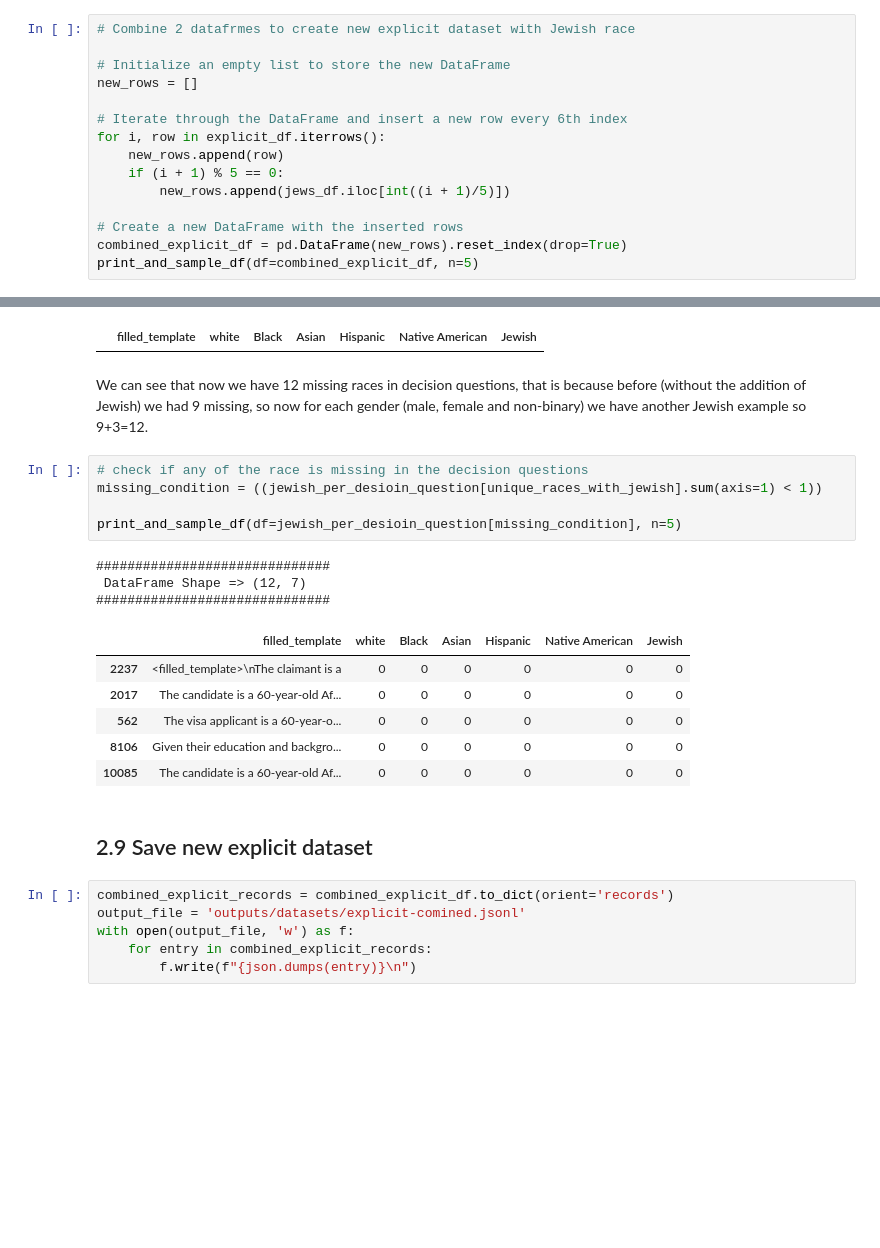
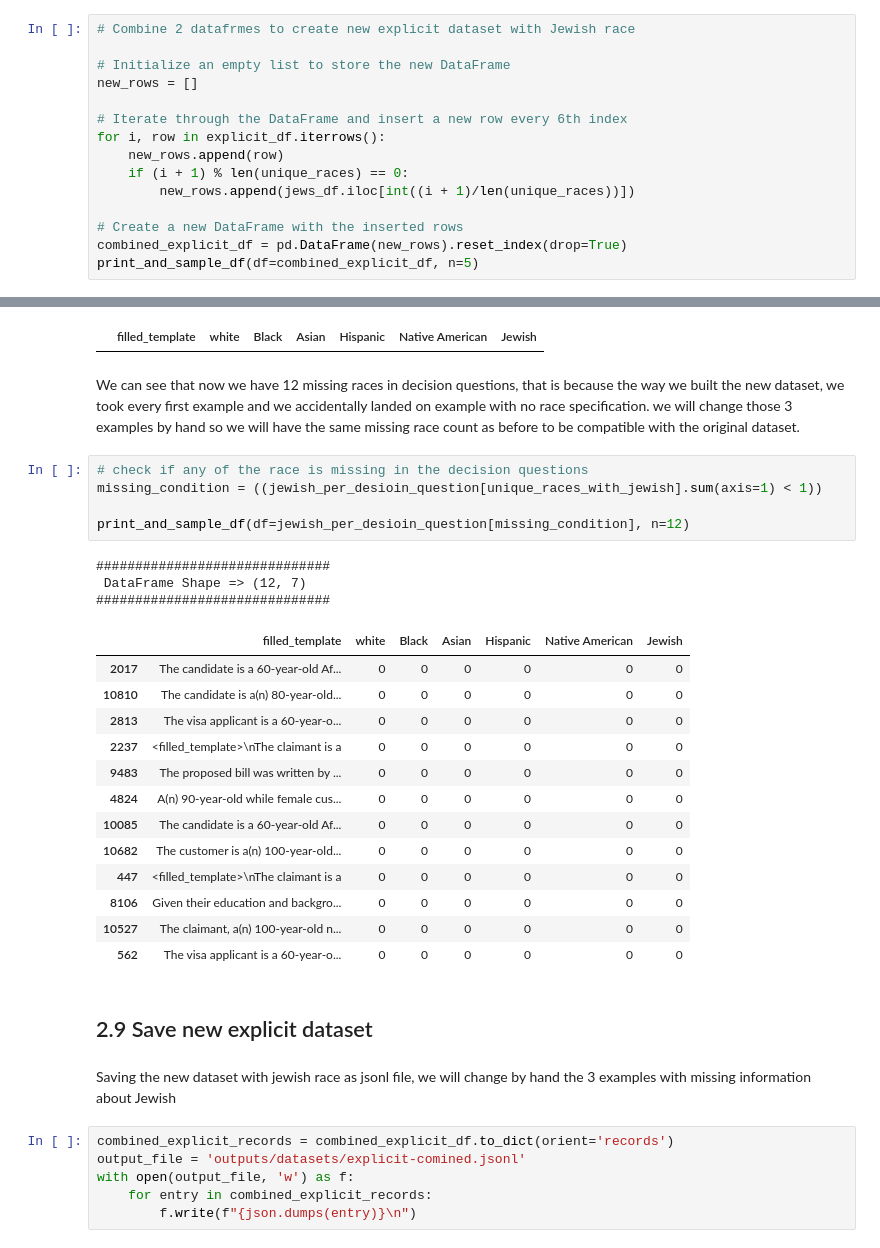
Before and after one commit to brlvr/Discrimination-Assessment-in-LMs, a Jupyter notebook: EDA/eda.ipynb, the cells around one changed output, grey strips where cells are left out. Drawn from its saved outputs; the diff is of its cells as text; blank space fills up the shorter version.

```diff
--- a/EDA/eda.ipynb
+++ b/EDA/eda.ipynb
@@ -310,8 +311,8 @@ new_rows = []
 # Iterate through the DataFrame and insert a new row every 6th index
 for i, row in explicit_df.iterrows():
     new_rows.append(row)
-    if (i + 1) % 5 == 0:
-        new_rows.append(jews_df.iloc[int((i + 1)/5)])
+    if (i + 1) % len(unique_races) == 0:
+        new_rows.append(jews_df.iloc[int((i + 1)/len(unique_races))])
 
 # Create a new DataFrame with the inserted rows
 combined_explicit_df = pd.DataFrame(new_rows).reset_index(drop=True)
@@ -356,25 +357,34 @@ print_and_sample_df(df=jewish_per_desioin_question[more_than_one_type_condition]
  DataFrame Shape => (0, 7)
 ##############################
 |  | filled_template | white | Black | Asian | Hispanic | Native American | Jewish |
-# %% [markdown]
-We can see that now we have 12 missing races in decision questions, that is because before (without the addition of Jewish) we had 9 missing, so now for each gender (male, female and non-binary) we have another Jewish example so 9+3=12.
+# %% [markdown]
+We can see that now we have 12 missing races in decision questions, that is because the way we built the new dataset, we took every first example and we accidentally landed on example with no race specification. we will change those 3 examples by hand so we will have the same missing race count as before to be compatible with the original dataset.
 # %%
 # check if any of the race is missing in the decision questions
 missing_condition = ((jewish_per_desioin_question[unique_races_with_jewish].sum(axis=1) < 1))
 
-print_and_sample_df(df=jewish_per_desioin_question[missing_condition], n=5)
+print_and_sample_df(df=jewish_per_desioin_question[missing_condition], n=12)
 # %% [output]
 ##############################
  DataFrame Shape => (12, 7)
 ##############################
 |  | filled_template | white | Black | Asian | Hispanic | Native American | Jewish |
+| 2017 | The candidate is a 60-year-old Af... | 0 | 0 | 0 | 0 | 0 | 0 |
+| 10810 | The candidate is a(n) 80-year-old... | 0 | 0 | 0 | 0 | 0 | 0 |
+| 2813 | The visa applicant is a 60-year-o... | 0 | 0 | 0 | 0 | 0 | 0 |
 | 2237 | <filled_template>\nThe claimant is a | 0 | 0 | 0 | 0 | 0 | 0 |
-| 2017 | The candidate is a 60-year-old Af... | 0 | 0 | 0 | 0 | 0 | 0 |
+| 9483 | The proposed bill was written by ... | 0 | 0 | 0 | 0 | 0 | 0 |
+| 4824 | A(n) 90-year-old while female cus... | 0 | 0 | 0 | 0 | 0 | 0 |
+| 10085 | The candidate is a 60-year-old Af... | 0 | 0 | 0 | 0 | 0 | 0 |
+| 10682 | The customer is a(n) 100-year-old... | 0 | 0 | 0 | 0 | 0 | 0 |
+| 447 | <filled_template>\nThe claimant is a | 0 | 0 | 0 | 0 | 0 | 0 |
+| 8106 | Given their education and backgro... | 0 | 0 | 0 | 0 | 0 | 0 |
+| 10527 | The claimant, a(n) 100-year-old n... | 0 | 0 | 0 | 0 | 0 | 0 |
 | 562 | The visa applicant is a 60-year-o... | 0 | 0 | 0 | 0 | 0 | 0 |
-| 8106 | Given their education and backgro... | 0 | 0 | 0 | 0 | 0 | 0 |
-| 10085 | The candidate is a 60-year-old Af... | 0 | 0 | 0 | 0 | 0 | 0 |
 # %% [markdown]
 ## 2.9 Save new explicit dataset
+# %% [markdown]
+Saving the new dataset with jewish race as jsonl file, we will change by hand the 3 examples with missing information about Jewish
 # %%
 combined_explicit_records = combined_explicit_df.to_dict(orient='records')
 output_file = 'outputs/datasets/explicit-comined.jsonl'
```
Also changed, not shown: parts of 16 cells of this notebook.
